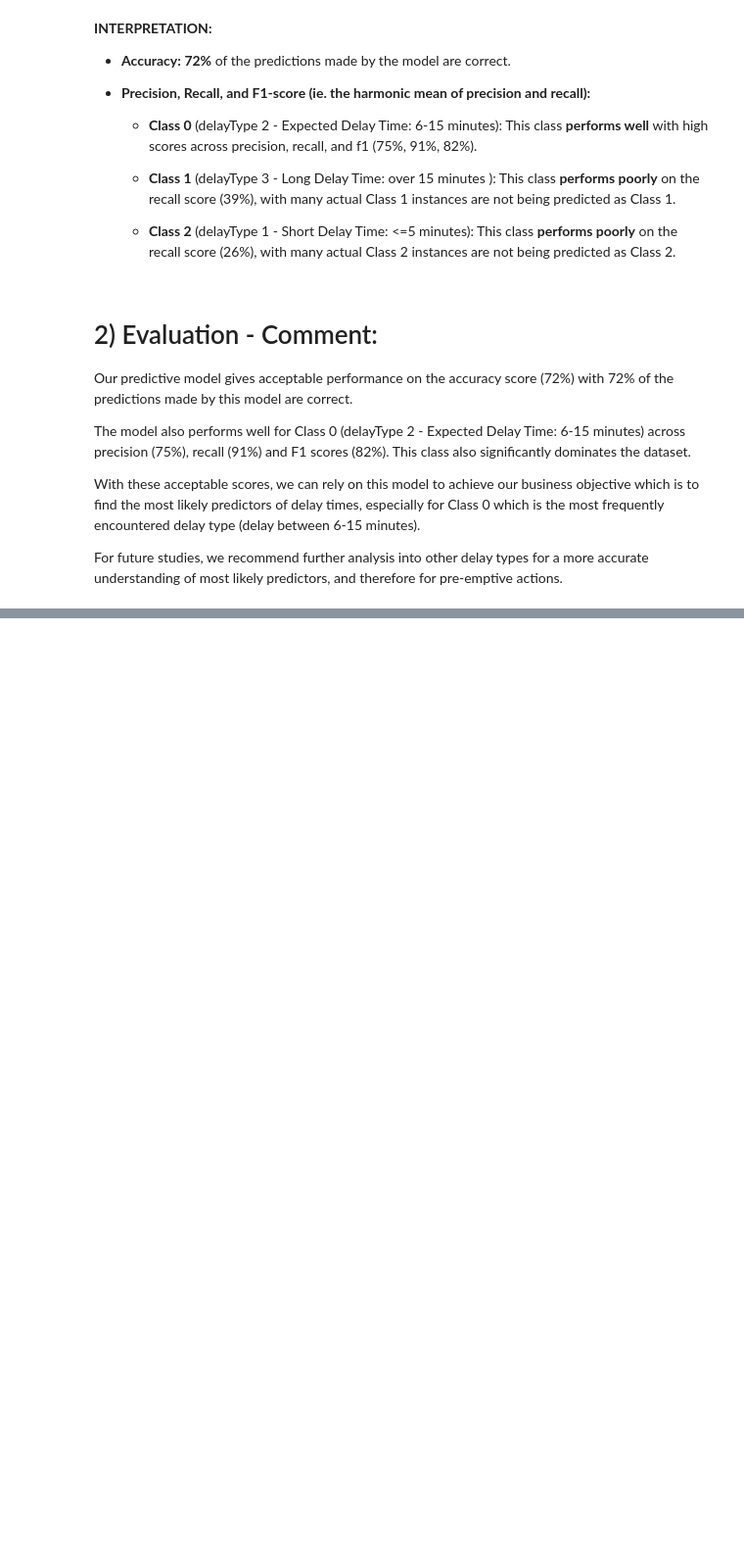
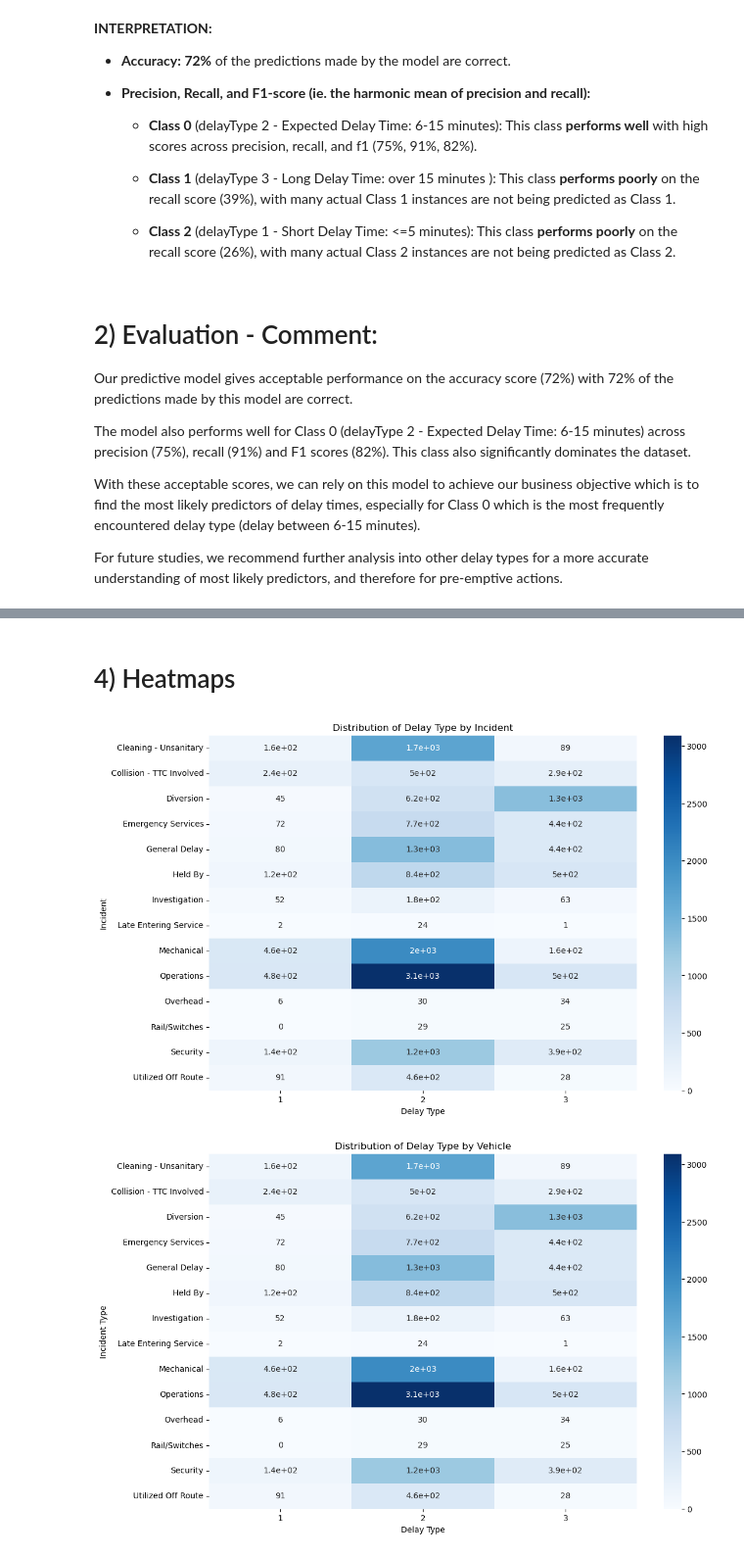
Before and after one commit to lee-data/TTC-streetcar-delay, a Jupyter notebook: src/team24main - Jay & Ly.ipynb, the cells around one changed output, grey strips where cells are left out. Shown at 98% size. Drawn from its saved outputs; the diff is of its cells as text; code cells hidden in the pictures; blank space fills up the shorter version.

```diff
--- a/src/team24main - Jay & Ly.ipynb
+++ b/src/team24main - Jay & Ly.ipynb
@@ -688,0 +753,54 @@ For future studies, we recommend further analysis into other delay types for a m
+# %% [markdown]
+# 4) Heatmaps
+# %%
+import pandas as pd
+import seaborn as sns
+import matplotlib.pyplot as plt
+# Analyzing the distribution of delayType for the top feature: incident
+incident_delay_type = df_cleaned.groupby(['incident', 'delayType']).size().unstack().fillna(0)
+# Plotting the distribution of delayType for incidents
+plt.figure(figsize=(12, 8))
+sns.heatmap(incident_delay_type, annot=True, cmap='Blues')
+plt.title('Distribution of Delay Type by Incident')
+plt.xlabel('Delay Type')
+plt.ylabel('Incident')
+plt.show()
+
+# Heatmap for Incident types
+vehicle_delay_type = df_cleaned.groupby(['incident', 'delayType']).size().unstack().fillna(0)
+plt.figure(figsize=(12, 8))
+sns.heatmap(vehicle_delay_type, annot=True, cmap='Blues')
+plt.title('Distribution of Delay Type by Vehicle')
+plt.xlabel('Delay Type')
+plt.ylabel('Incident Type')
+plt.show()
+
+# Heatmap for Vehicles:
+vehicle_delay_type = df_cleaned.groupby(['vehicle', 'delayType']).size().unstack().fillna(0)
+plt.figure(figsize=(12, 8))
+sns.heatmap(vehicle_delay_type, annot=True, cmap='Blues')
+plt.title('Distribution of Delay Type by Vehicle')
+plt.xlabel('Delay Type')
+plt.ylabel('Vehicle')
+plt.show()
+
+# Heatmap for Line (Route)
+vehicle_delay_type = df_cleaned.groupby(['line', 'delayType']).size().unstack().fillna(0)
+plt.figure(figsize=(12, 8))
+sns.heatmap(vehicle_delay_type, annot=True, cmap='Blues')
+plt.title('Distribution of Delay Type by Line')
+plt.xlabel('Delay Type')
+plt.ylabel('Line')
+plt.show()
+
+# Heatmap for Location
+vehicle_delay_type = df_cleaned.groupby(['location', 'delayType']).size().unstack().fillna(0)
+plt.figure(figsize=(12, 8))
+sns.heatmap(vehicle_delay_type, annot=True, cmap='Blues')
+plt.title('Distribution of Delay Type by Location')
+plt.xlabel('Delay Type')
+plt.ylabel('Location')
+plt.show()
+# %% [output]
+[figure, added]
+[figure, added]
```
Also changed, not shown: parts of 20 cells of this notebook.
